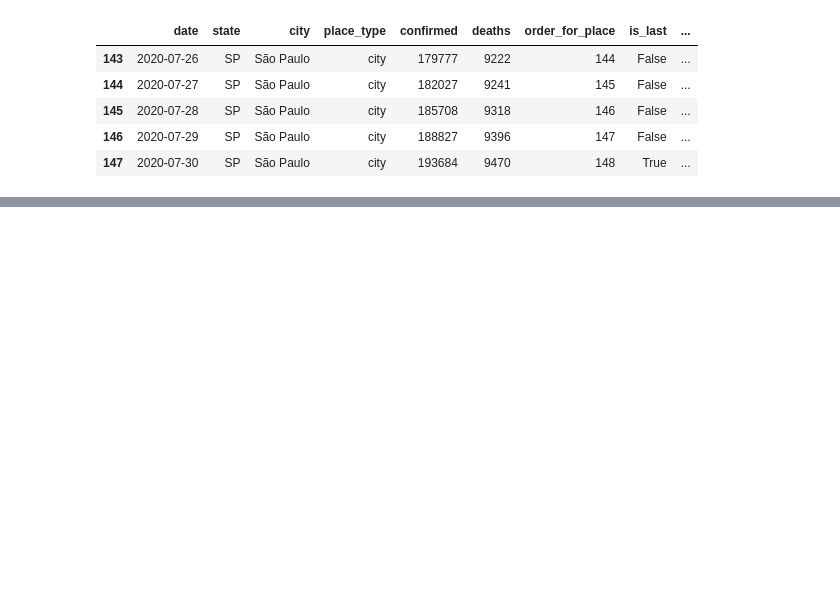
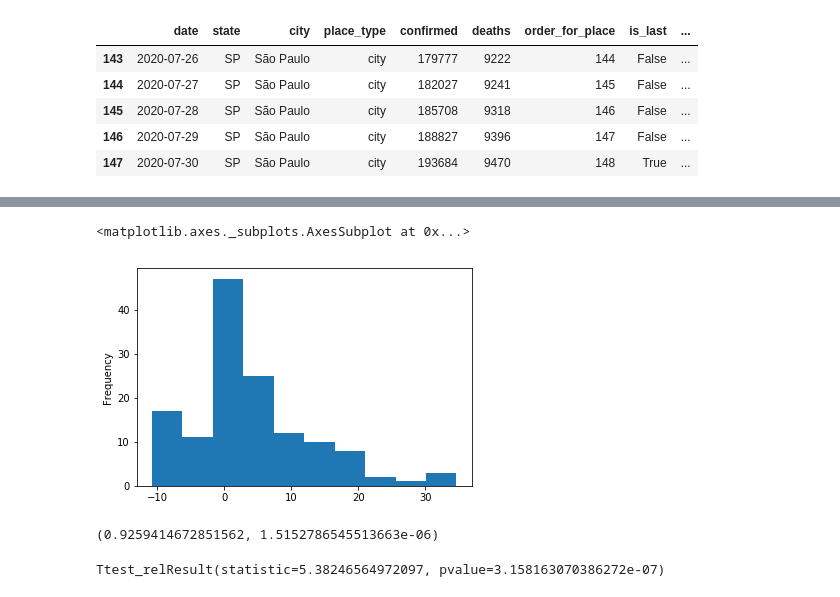
Before and after one commit to mathlimma/data-science-project-1, a Jupyter notebook: covid19.ipynb, the cells around one changed output, grey strips where cells are left out. Drawn from its saved outputs; the diff is of its cells as text; code cells hidden in the pictures; blank space fills up the shorter version.

```diff
--- a/covid19.ipynb
+++ b/covid19.ipynb
@@ -161,0 +167,20 @@ df_rec_sp.describe()
+# %%
+# check if the difference follows the gaussian
+df_rec_sp['dpdp1kk_difference'] = df_rec_sp['deaths_per_day_per_1kk_in_Recife'] - df_rec_sp['deaths_per_day_per_1kk_in_Sao_Paulo']
+# %%
+df_rec_sp['dpdp1kk_difference'].plot(kind='hist')
+# %% [output]
+<matplotlib.axes._subplots.AxesSubplot at 0x...>
+[figure, added]
+# %%
+# Shapiro-Wilk normality test (value, p-value). Null hypothesis: the deaths in recife are not normally distributed.
+stats.shapiro(df_rec_sp['dpdp1kk_difference'])
+
+# a p-value less than the critical value shapiro => return (critical value, p-value) indicates that the null hypothesis was rejected
+# %% [output]
+(0.9259414672851562, 1.5152786545513663e-06)
+# %%
+# executing the t-test
+stats.ttest_rel(df_rec_sp['deaths_per_day_per_1kk_in_Recife'], df_rec_sp['deaths_per_day_per_1kk_in_Sao_Paulo'])
+# %% [output]
+Ttest_relResult(statistic=5.38246564972097, pvalue=3.158163070386272e-07)
```
Also changed, not shown: parts of 16 cells of this notebook, 1 other file.
